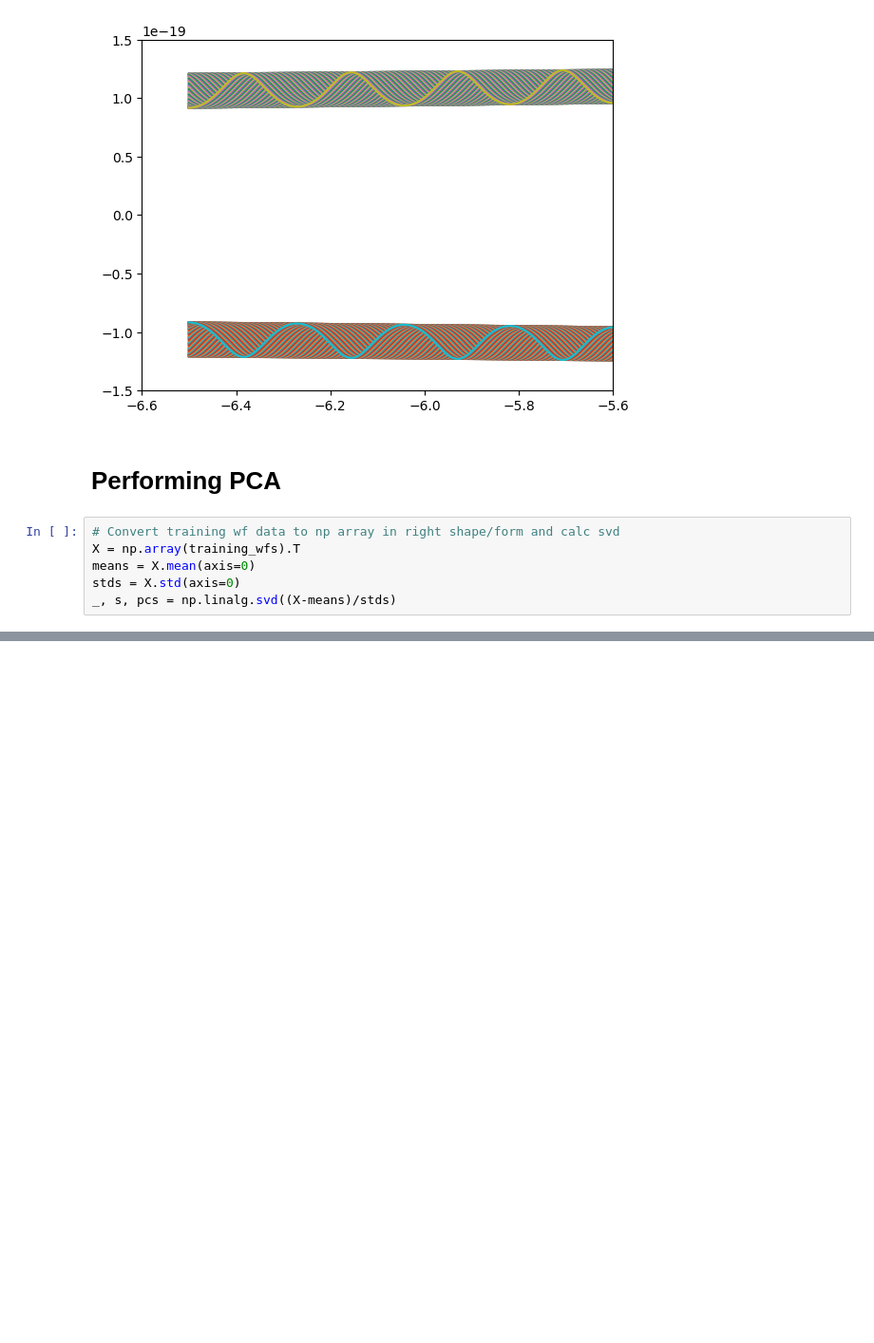
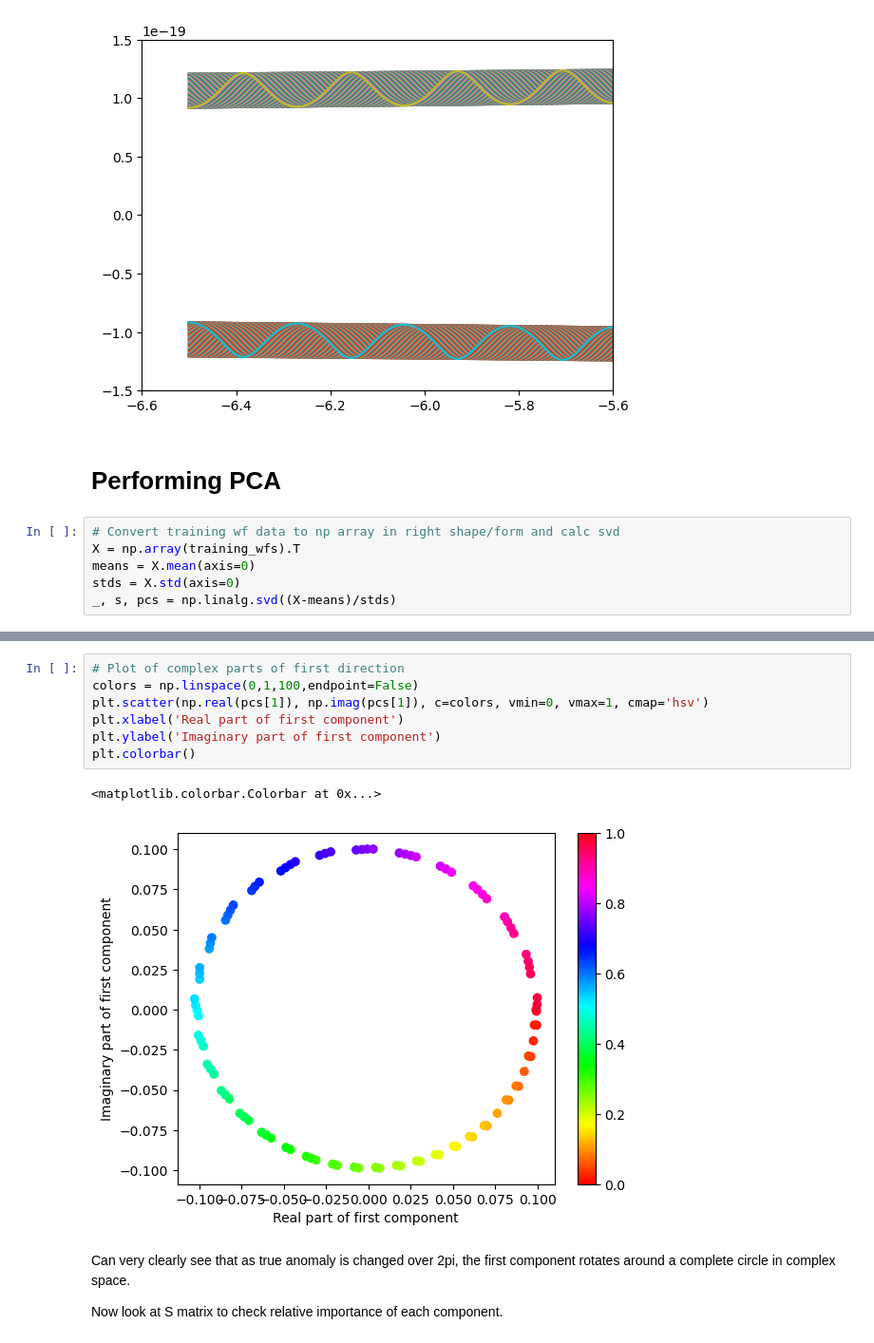
Before and after one commit to BenGPatterson/EccentricBinaries, a Jupyter notebook: notebooks/principal_component_analysis.ipynb, the cells around one changed output, grey strips where cells are left out. Shown at 95% size. Drawn from its saved outputs; the diff is of its cells as text; blank space fills up the shorter version.

```diff
--- a/notebooks/principal_component_analysis.ipynb
+++ b/notebooks/principal_component_analysis.ipynb
@@ -161,0 +94,14 @@ array([9.11008529e-20-1.02727705e-20j, 9.09000317e-20-1.20156367e-20j,
+# %%
+# Plot of complex parts of first direction
+colors = np.linspace(0,1,100,endpoint=False)
+plt.scatter(np.real(pcs[1]), np.imag(pcs[1]), c=colors, vmin=0, vmax=1, cmap='hsv')
+plt.xlabel('Real part of first component')
+plt.ylabel('Imaginary part of first component')
+plt.colorbar()
+# %% [output]
+<matplotlib.colorbar.Colorbar at 0x...>
+[figure, added]
+# %% [markdown]
+Can very clearly see that as true anomaly is changed over 2pi, the first component rotates around a complete circle in complex space.
+
+Now look at S matrix to check relative importance of each component.
```
Also changed, not shown: parts of 23 cells of this notebook, 2 other files.
